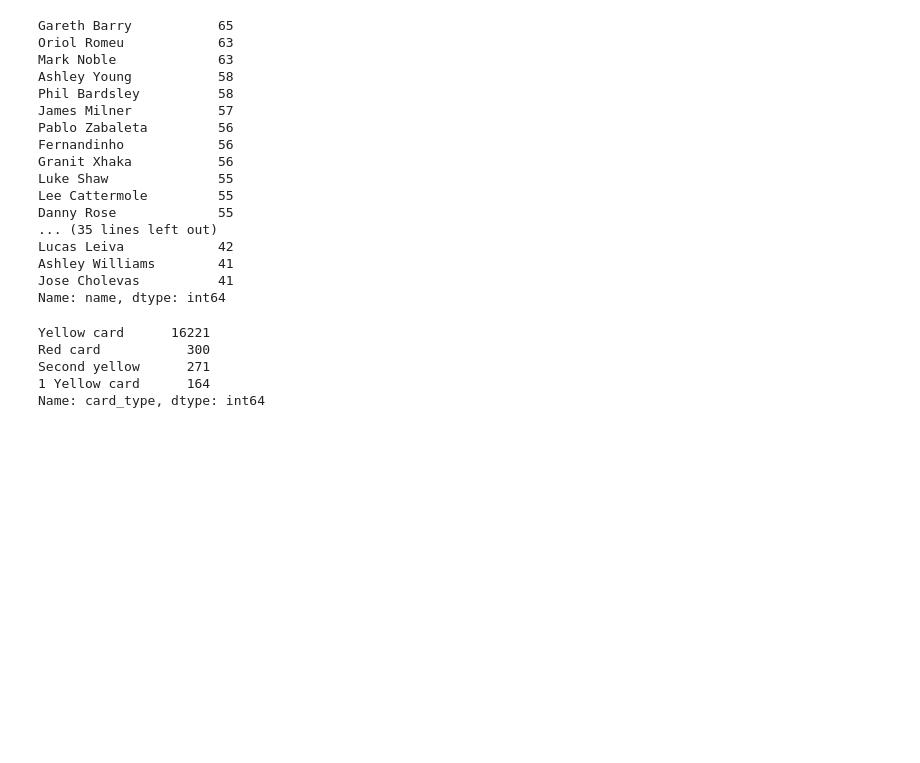
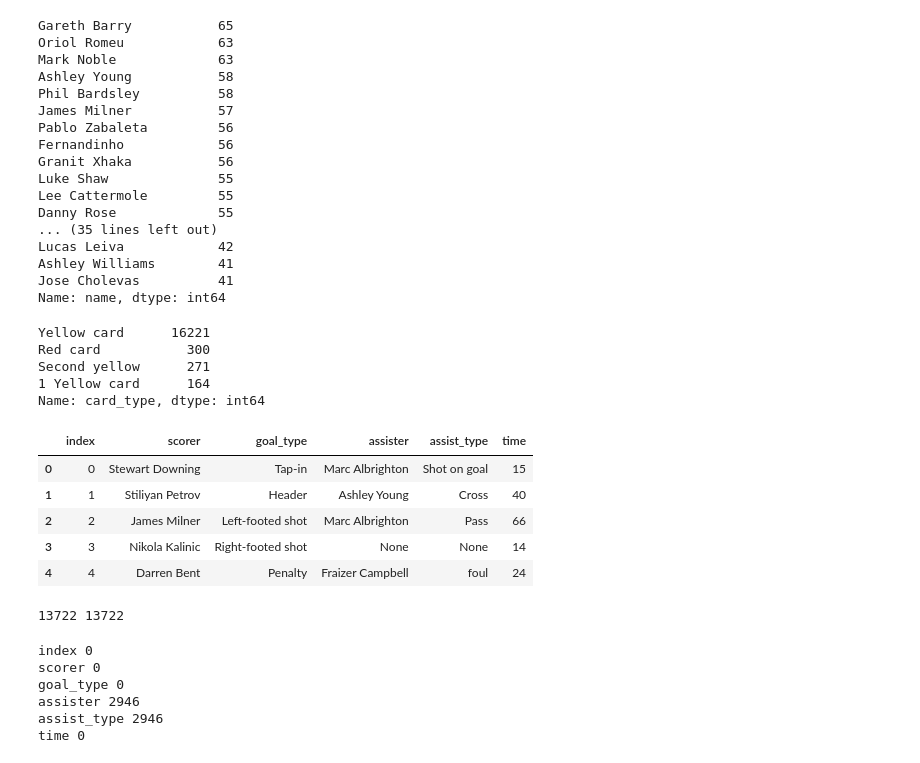
Before and after one commit to vitality1994/Soccer_Player_Recommendation_Service, a Jupyter notebook: data_quality_check_Premier.ipynb, the cells around one changed output. Saved outputs shown, nothing was run; the diff lists cells and outputs as text; code cells hidden in the pictures; blank space fills up the shorter version.

```diff
--- a/data_quality_check_Premier.ipynb
+++ b/data_quality_check_Premier.ipynb
@@ -520,3 +522,14 @@ Tim Krul             220
 dtype: int64
 # %% [markdown]
 #### Match events analysis
+# %%
+event_type = []
+for i in range(100):
+    keys = list(Premier_matches['event_details'].iloc[i]['home'].keys())
+
+    for j in keys:
+        event_type.append(j)
+
+
+print("Categories of events:")
+set(event_type)
@@ -691,3 +707,48 @@ Red card           300
 Second yellow      271
 1 Yellow card      164
 Name: card_type, dtype: int64
+# %%
+home_goals_list = []
+for i in Premier_matches['event_details'].apply(lambda x: x['home']).to_list():
+
+    if 'goal' in list(i.keys()):
+
+        for one_goals in i['goal']:
+
+            home_goals_list.append(one_goals)
+
+
+away_goals_list = []
+for i in Premier_matches['event_details'].apply(lambda x: x['away']).to_list():
+
+    if 'goal' in list(i.keys()):
+
+        for one_goals in i['goal']:
+
+            away_goals_list.append(one_goals)
+
+concat_goals_df = pd.concat([pd.DataFrame(home_goals_list), pd.DataFrame(away_goals_list)]).reset_index()
+# %%
+concat_goals_df.head()
+# %% [output]
+|  | index | scorer | goal_type | assister | assist_type | time |
+| 0 | 0 | Stewart Downing | Tap-in | Marc Albrighton | Shot on goal | 15 |
+| 1 | 1 | Stiliyan Petrov | Header | Ashley Young | Cross | 40 |
+| 2 | 2 | James Milner | Left-footed shot | Marc Albrighton | Pass | 66 |
+| 3 | 3 | Nikola Kalinic | Right-footed shot | None | None | 14 |
+| 4 | 4 | Darren Bent | Penalty | Fraizer Campbell | foul | 24 |
+# %%
+print(len(concat_goals_df), len(concat_goals_df.drop_duplicates()))
+# %% [output]
+13722 13722
+# %%
+# null value of reasons -> reason not specified.
+for column in concat_goals_df.columns:
+    print(column, concat_goals_df[column].isnull().sum())
+# %% [output]
+index 0
+scorer 0
+goal_type 0
+assister 2946
+assist_type 2946
+time 0
```
Also changed, not shown: parts of 22 cells of this notebook, 41 other files.
